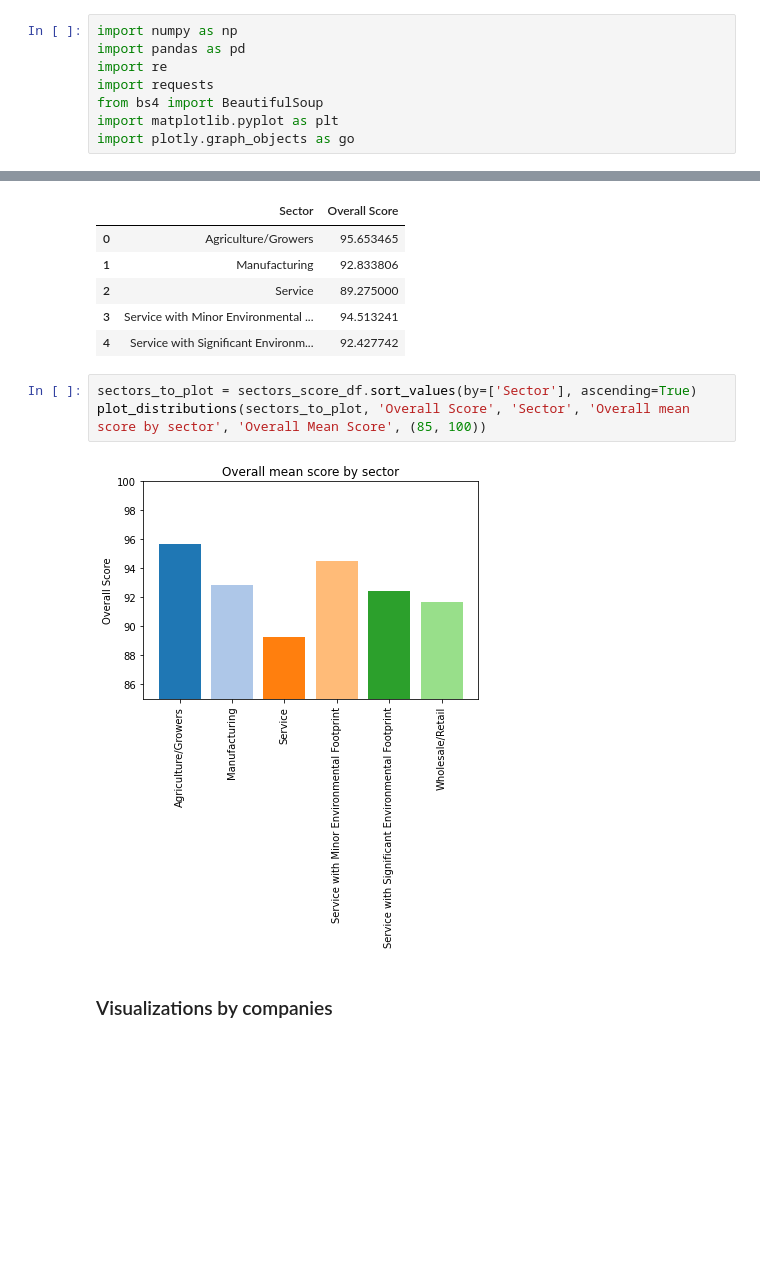
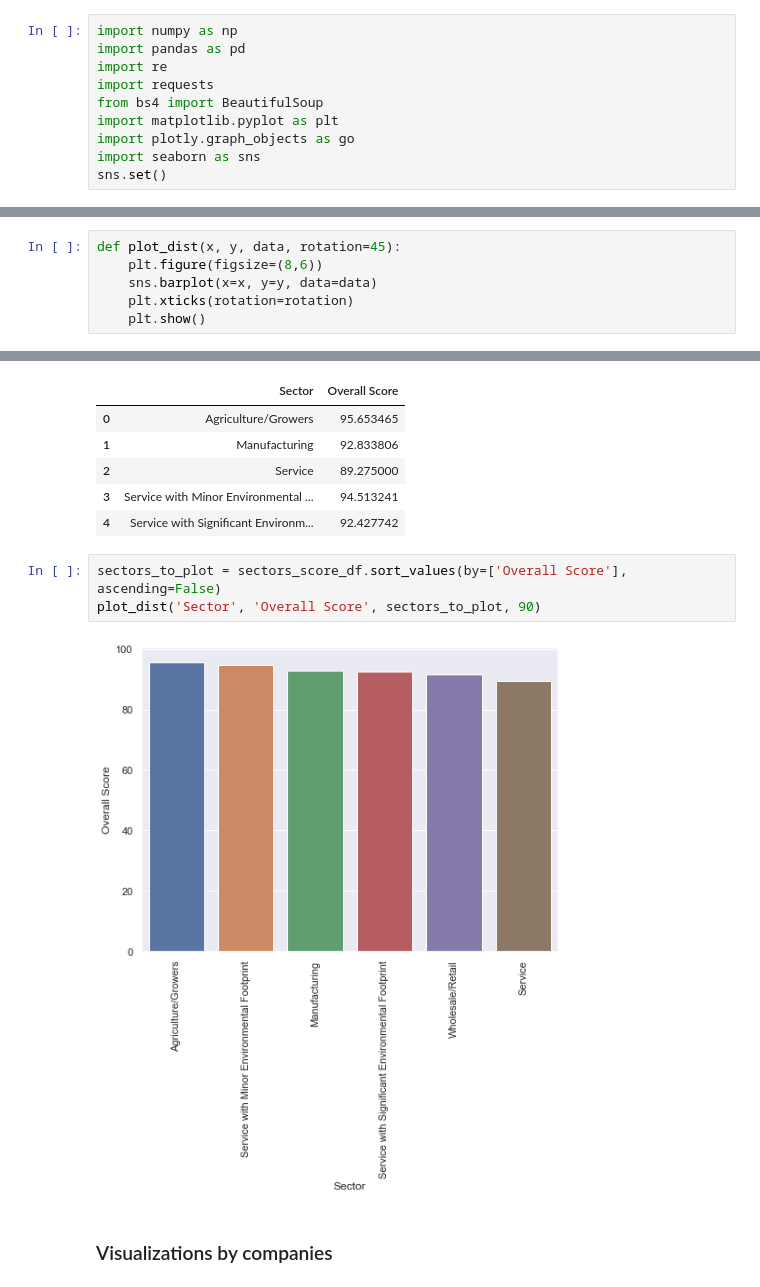
Before and after one commit to jordanamecler/BCorpsAnalysis, a Jupyter notebook: B Corps.ipynb, the cells around one changed output, grey strips where cells are left out. Saved outputs shown, nothing was run; the diff lists cells and outputs as text; blank space fills up the shorter version.

```diff
--- a/B Corps.ipynb
+++ b/B Corps.ipynb
@@ -10,6 +10,8 @@ import requests
 from bs4 import BeautifulSoup
 import matplotlib.pyplot as plt
 import plotly.graph_objects as go
+import seaborn as sns
+sns.set()
 # %% [markdown]
 Set SCRAPE = True to scrape website, or SCRAPE = False to use saved file (default is false)
 # %%
@@ -202 +194,7 @@ def plot_distributions(df, dist_column, type_column, title, ylabel, ylim=None):
+# %%
+def plot_dist(x, y, data, rotation=45):
+    plt.figure(figsize=(8,6))
+    sns.barplot(x=x, y=y, data=data)
+    plt.xticks(rotation=rotation)
+    plt.show()
 # %%
@@ -315,10 +313,10 @@ sectors_score_df.head()
 | 3 | Service with Minor Environmental ... | 94.513241 |
 | 4 | Service with Significant Environm... | 92.427742 |
 # %%
-sectors_to_plot = sectors_score_df.sort_values(by=['Sector'], ascending=True)
-plot_distributions(sectors_to_plot, 'Overall Score', 'Sector', 'Overall mean score by sector', 'Overall Mean Score', (85, 100))
+sectors_to_plot = sectors_score_df.sort_values(by=['Overall Score'], ascending=False)
+plot_dist('Sector', 'Overall Score', sectors_to_plot, 90)
 # %% [output]
-[figure, old version]
+[figure, new version]
 # %% [markdown]
 ### Visualizations by companies
 # %%
```
Also changed, not shown: parts of 12 cells of this notebook.
